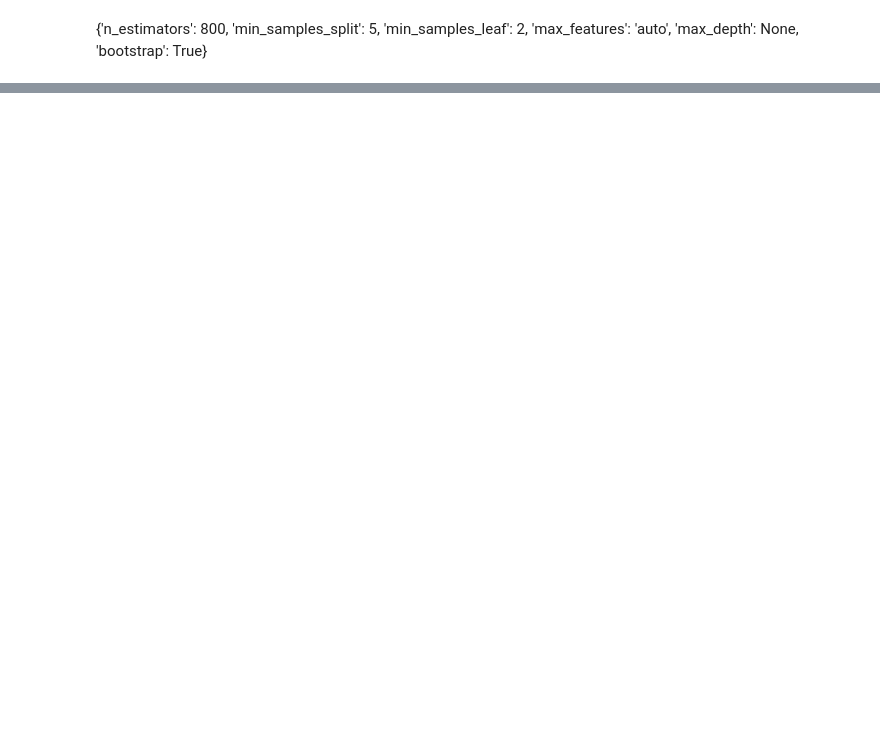
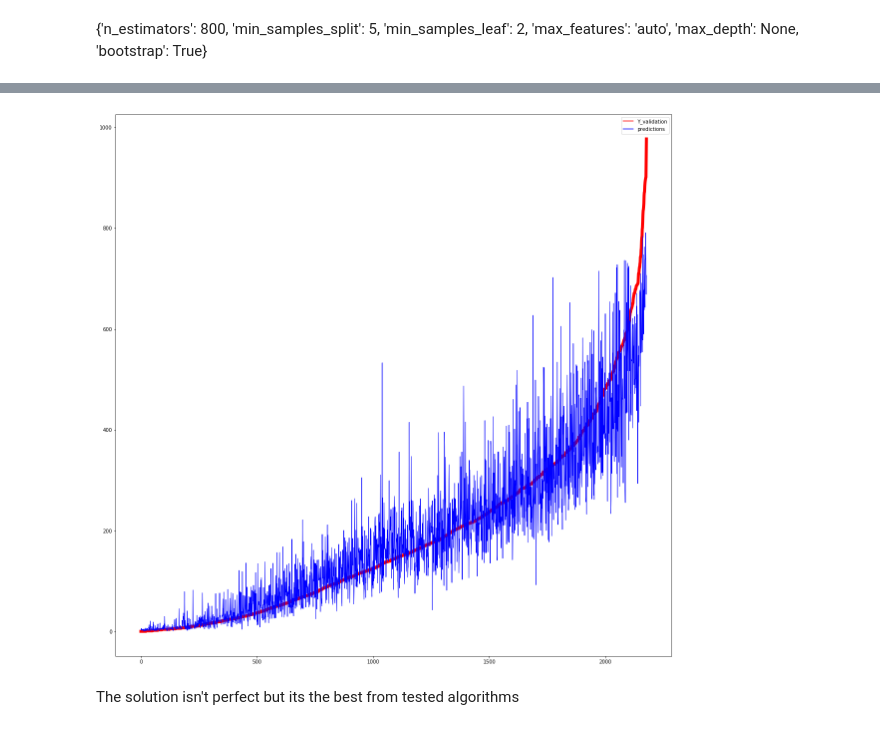
Before and after one commit to Moribund7/Bike_Sharing_Demand, a Jupyter notebook: model.ipynb, the cells around one changed output, grey strips where cells are left out. Drawn from its saved outputs; the diff is of its cells as text; code cells hidden in the pictures; blank space fills up the shorter version.

```diff
--- a/model.ipynb
+++ b/model.ipynb
@@ -671,0 +572,12 @@ print(mean_squared_error(Y_validation,predictions))
+# %%
+scaler=StandardScaler().fit(X_train)
+rescaledX=scaler.transform(X_train)
+model=RandomForestRegressor(    random_state=seed,
+                                n_estimators=800,
+                                max_features='auto',
+                                max_depth=None,
+                                min_samples_split=5,
+                                min_samples_leaf=2,
+                                bootstrap=True
+)
+model.fit(rescaledX,Y_train)
@@ -671,0 +591,4 @@ print(mean_squared_error(Y_validation,predictions))
+# %%
+rescaledValidationX=scaler.transform(X_validation)
+predictions=model.predict(rescaledValidationX)
+print(mean_squared_error(Y_validation,predictions))
@@ -671,0 +606,4 @@ print(mean_squared_error(Y_validation,predictions))
+# %%
+solution={'Y_validation':Y_validation,'predictions':predictions}
+# %%
+sorted_solution=pd.DataFrame(solution).sort_values(by='Y_validation').reset_index(drop=True);sorted_solution
@@ -671,0 +629,9 @@ print(mean_squared_error(Y_validation,predictions))
+# %%
+lws = [6, 1]
+ax = sorted_solution.plot(legend=True,figsize=[20,20],color=['r','b'])
+for i, l in enumerate(ax.lines):
+    plt.setp(l, linewidth=lws[i])
+# %% [output]
+[figure, added]
+# %% [markdown]
+The solution isn't perfect but its the best from tested algorithms
```
Also changed, not shown: parts of 40 cells of this notebook.
